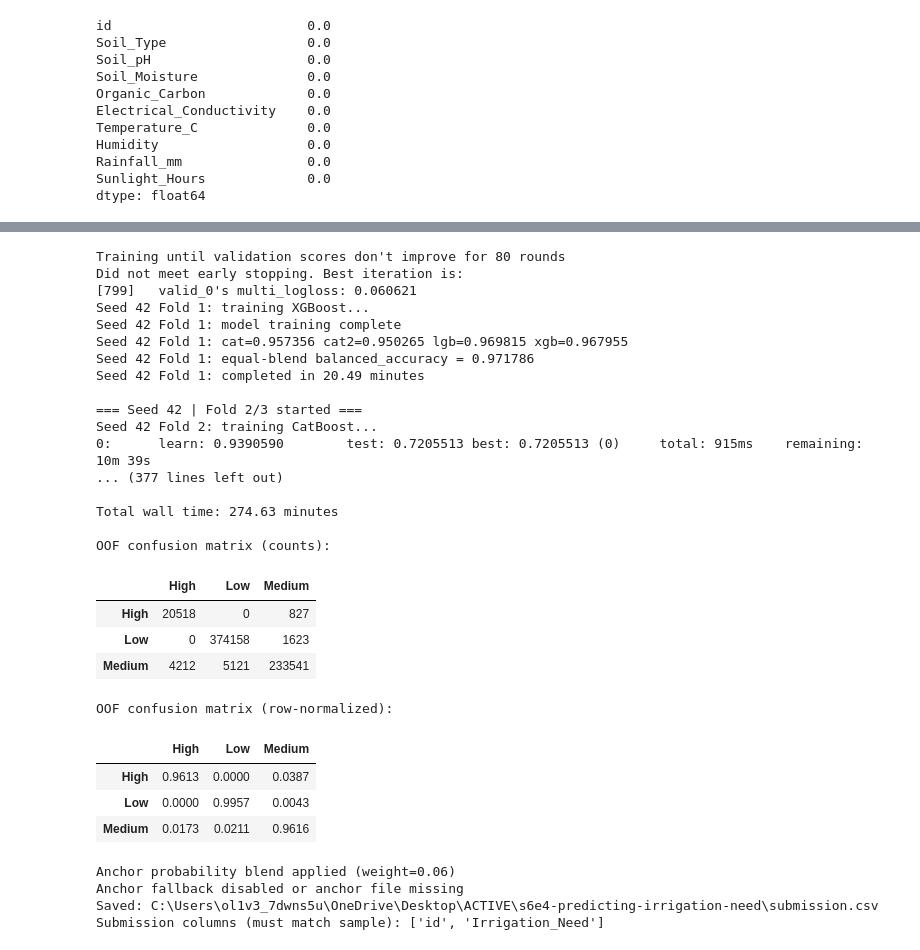
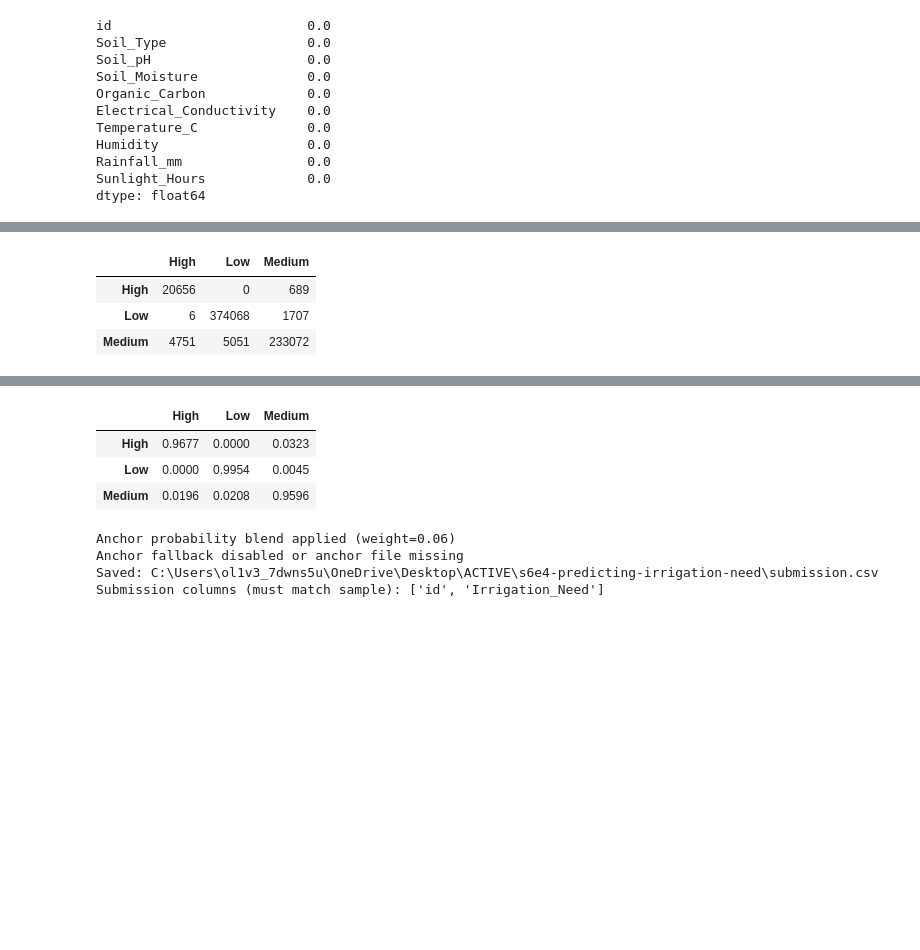
Before and after one commit to oivler/kaggle-predicting-irrigation-need, a Jupyter notebook: model.ipynb, the cells around one changed output, grey strips where cells are left out. Drawn from its saved outputs; the diff is of its cells as text; code cells hidden in the pictures; blank space fills up the shorter version.

```diff
--- a/model.ipynb
+++ b/model.ipynb
@@ -101,25 +101,6 @@ DIGIT_K_MIN = -3
 DIGIT_K_MAX = 2
 USE_NUMERIC_ROUNDING = True
 DROP_CONSTANT_FEATURES_AFTER_DIGITS = True
-USE_FRACTIONAL_FEATURES = False
-FRAC_ROUND_DECIMALS = 3
-USE_CAT_CROSS_FEATURES = False
-CAT_CROSS_PAIRS = [
-    ("Region", "Crop_Type"),
-    ("Soil_Type", "Region"),
-    ("Irrigation_Type", "Water_Source"),
-    ("Crop_Growth_Stage", "Season"),
-]
-USE_NUMERIC_BIN_CATS = True
-BIN_CAT_NUM_COLS = [
-    "Soil_Moisture",
-    "Rainfall_mm",
-    "Previous_Irrigation_mm",
-    "Temperature_C",
-    "Humidity",
-    "Field_Area_hectare",
-]
-BIN_CAT_Q = 24
 USE_TARGET_ENCODING = True
 USE_CAT2 = True
 TE_N_SPLITS = 5
@@ -131,6 +112,7 @@ PSEUDO_ROW_WEIGHT = 0.22
 USE_ANCHOR_FALLBACK = False
 FALLBACK_CONF_THRESHOLD = 0.60
 SUBMISSION_EXTRA_BLENDS = []
+REFINE_CLASS_SCALE = False
 
 
 if not TRAIN_PATH.exists() or not TEST_PATH.exists():
@@ -951,6 +862,7 @@ def run_training_phase(train_df_run, phase_name):
     oof_best = best_mix_oof
     test_proba = (1.0 - best_mix_alpha) * test_proba + best_mix_alpha * base_test
 
+    oof_scale_base = oof_best.copy()
     best_class_scale = np.ones(len(classes), dtype=np.float64)
     best_class_scale_score = -1.0
     _scale_grid = np.linspace(0.80, 1.20, 11)
@@ -958,14 +870,32 @@ def run_training_phase(train_df_run, phase_name):
         for s1 in _scale_grid:
             for s2 in _scale_grid:
                 scale = np.array([s0, s1, s2], dtype=np.float64)
-                scaled_oof = oof_best * scale
+                scaled_oof = oof_scale_base * scale
                 scaled_pred = [idx_to_class[i] for i in np.argmax(scaled_oof, axis=1)]
                 score = balanced_accuracy_score(y, scaled_pred)
                 if score > best_class_scale_score:
                     best_class_scale_score = score
                     best_class_scale = scale.copy()
+    if REFINE_CLASS_SCALE:
+        b0, b1, b2 = best_class_scale
+        _fine = np.linspace(-0.05, 0.05, 11)
+        for d0 in _fine:
+            for d1 in _fine:
+                for d2 in _fine:
+                    scale = np.array(
+                        [b0 + d0, b1 + d1, b2 + d2], dtype=np.float64
+                    )
+                    scale = np.clip(scale, 0.72, 1.28)
+                    scaled_oof = oof_scale_base * scale
+                    scaled_pred = [
+                        idx_to_class[i] for i in np.argmax(scaled_oof, axis=1)
+                    ]
+                    score = balanced_accuracy_score(y, scaled_pred)
+                    if score > best_class_scale_score:
+                        best_class_scale_score = score
+                        best_class_scale = scale.copy()
 
-    oof_best = oof_best * best_class_scale
+    oof_best = oof_scale_base * best_class_scale
     test_proba = test_proba * best_class_scale
     test_proba = test_proba / np.clip(test_proba.sum(axis=1, keepdims=True), 1e-12, None)
 
@@ -1018,6 +948,7 @@ print(
 )
 
 out1 = run_training_phase(TRAIN_DF_BASE.copy(), "phase1")
+
 final_out = out1
 test_proba = out1["test_proba"]
 
@@ -1052,0 +984,4 @@ Seed 42 Fold 1: training LightGBM...
+|  | High | Low | Medium |
+| High | 20656 | 0 | 689 |
+| Low | 6 | 374068 | 1707 |
+| Medium | 4751 | 5051 | 233072 |
@@ -1070,29 +989,7 @@ Returning the number of logical cores instead. You can silence this warning by s
-Training until validation scores don't improve for 80 rounds
-Did not meet early stopping. Best iteration is:
-[799]   valid_0's multi_logloss: 0.060621
-Seed 42 Fold 1: training XGBoost...
-Seed 42 Fold 1: model training complete
-Seed 42 Fold 1: cat=0.957356 cat2=0.950265 lgb=0.969815 xgb=0.967955
-Seed 42 Fold 1: equal-blend balanced_accuracy = 0.971786
-Seed 42 Fold 1: completed in 20.49 minutes
-
-=== Seed 42 | Fold 2/3 started ===
-Seed 42 Fold 2: training CatBoost...
-0:      learn: 0.9390590        test: 0.7205513 best: 0.7205513 (0)     total: 915ms    remaining: 10m 39s
-... (377 lines left out)
-
-Total wall time: 274.63 minutes
-
-OOF confusion matrix (counts):
-|  | High | Low | Medium |
-| High | 20518 | 0 | 827 |
-| Low | 0 | 374158 | 1623 |
-| Medium | 4212 | 5121 | 233541 |
-OOF confusion matrix (row-normalized):
 |  | High | Low | Medium |
-| High | 0.9613 | 0.0000 | 0.0387 |
-| Low | 0.0000 | 0.9957 | 0.0043 |
-| Medium | 0.0173 | 0.0211 | 0.9616 |
+| High | 0.9677 | 0.0000 | 0.0323 |
+| Low | 0.0000 | 0.9954 | 0.0045 |
+| Medium | 0.0196 | 0.0208 | 0.9596 |
 # %%
 test_proba_blend = test_proba.copy()
 if ANCHOR_BLEND_WEIGHT > 0 and ANCHOR_SUB_PATH.exists():
```
Also changed, not shown: parts of 3 cells of this notebook.
